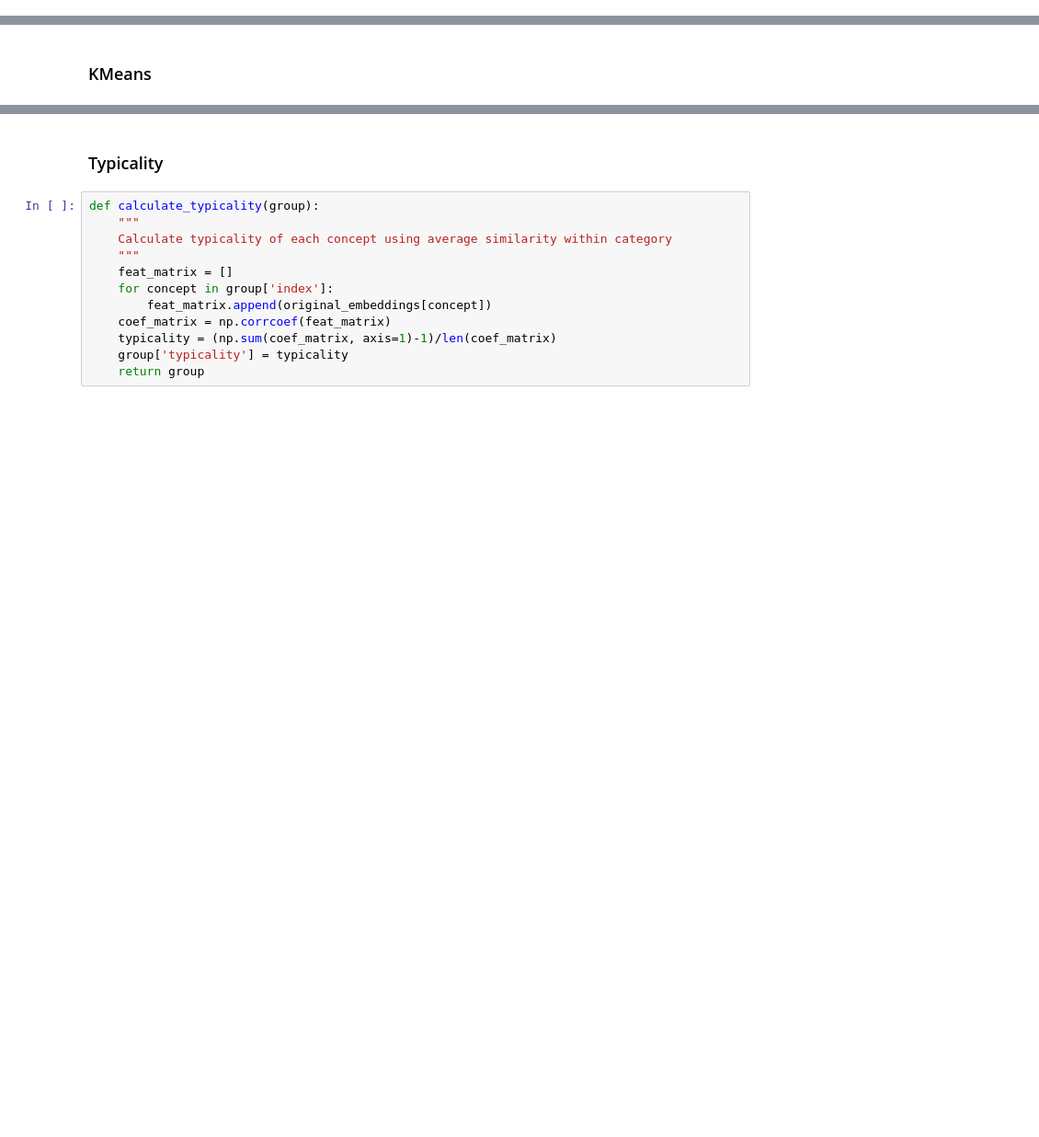
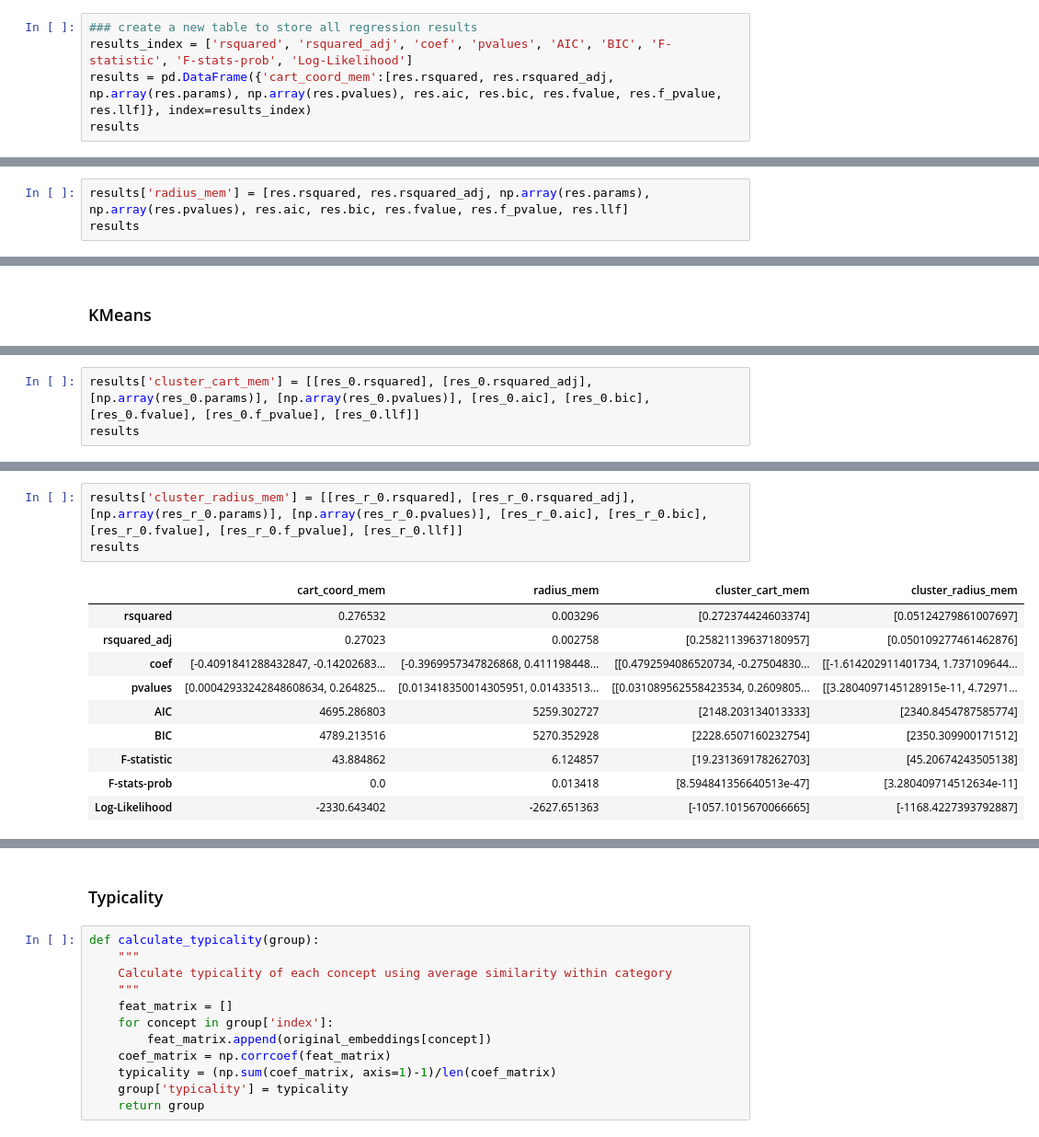
Before and after one commit to Brain-Bridge-Lab/membatross, a Jupyter notebook: membatross_euclidean.ipynb, the cells around one changed output, grey strips where cells are left out. Shown at 92% size. Saved outputs shown, nothing was run; the diff lists cells and outputs as text; blank space fills up the shorter version.

```diff
--- a/membatross_euclidean.ipynb
+++ b/membatross_euclidean.ipynb
@@ -183,3 +183,8 @@ Covariance Type:            nonrobust
 
 Notes:
 [1] Standard Errors assume that the covariance matrix of the errors is correctly specified.
+# %%
+### create a new table to store all regression results
+results_index = ['rsquared', 'rsquared_adj', 'coef', 'pvalues', 'AIC', 'BIC', 'F-statistic', 'F-stats-prob', 'Log-Likelihood']
+results = pd.DataFrame({'cart_coord_mem':[res.rsquared, res.rsquared_adj, np.array(res.params), np.array(res.pvalues), res.aic, res.bic, res.fvalue, res.f_pvalue, res.llf]}, index=results_index)
+results
@@ -236,3 +252,6 @@ Covariance Type:            nonrobust
 
 Notes:
 [1] Standard Errors assume that the covariance matrix of the errors is correctly specified.
+# %%
+results['radius_mem'] = [res.rsquared, res.rsquared_adj, np.array(res.params), np.array(res.pvalues), res.aic, res.bic, res.fvalue, res.f_pvalue, res.llf]
+results
@@ -309,3 +338,6 @@ Covariance Type:            nonrobust
 
 Notes:
 [1] Standard Errors assume that the covariance matrix of the errors is correctly specified.
+# %%
+results['cluster_cart_mem'] = [[res_0.rsquared], [res_0.rsquared_adj], [np.array(res_0.params)], [np.array(res_0.pvalues)], [res_0.aic], [res_0.bic], [res_0.fvalue], [res_0.f_pvalue], [res_0.llf]]
+results
@@ -336,6 +379,20 @@ Covariance Type:            nonrobust
 
 Notes:
 [1] Standard Errors assume that the covariance matrix of the errors is correctly specified.
+# %%
+results['cluster_radius_mem'] = [[res_r_0.rsquared], [res_r_0.rsquared_adj], [np.array(res_r_0.params)], [np.array(res_r_0.pvalues)], [res_r_0.aic], [res_r_0.bic], [res_r_0.fvalue], [res_r_0.f_pvalue], [res_r_0.llf]]
+results
+# %% [output]
+|  | cart_coord_mem | radius_mem | cluster_cart_mem | cluster_radius_mem |
+| rsquared | 0.276532 | 0.003296 | [0.272374424603374] | [0.05124279861007697] |
+| rsquared_adj | 0.27023 | 0.002758 | [0.25821139637180957] | [0.050109277461462876] |
+| coef | [-0.4091841288432847, -0.14202683... | [-0.3969957347826868, 0.411198448... | [[0.4792594086520734, -0.27504830... | [[-1.614202911401734, 1.737109644... |
+| pvalues | [0.00042933242848608634, 0.264825... | [0.013418350014305951, 0.01433513... | [[0.031089562558423534, 0.2609805... | [[3.2804097145128915e-11, 4.72971... |
+| AIC | 4695.286803 | 5259.302727 | [2148.203134013333] | [2340.8454787585774] |
+| BIC | 4789.213516 | 5270.352928 | [2228.6507160232754] | [2350.309900171512] |
+| F-statistic | 43.884862 | 6.124857 | [19.231369178262703] | [45.20674243505138] |
+| F-stats-prob | 0.0 | 0.013418 | [8.594841356640513e-47] | [3.280409714512634e-11] |
+| Log-Likelihood | -2330.643402 | -2627.651363 | [-1057.1015670066665] | [-1168.4227393792887] |
 # %%
 ### cluster 1: cartesian coordinates vs. memorability
 cluster_1 = concept_coord_cluster[concept_coord_cluster['label'] == 1]
```
Also changed, not shown: parts of 81 cells of this notebook, 5 other files.
